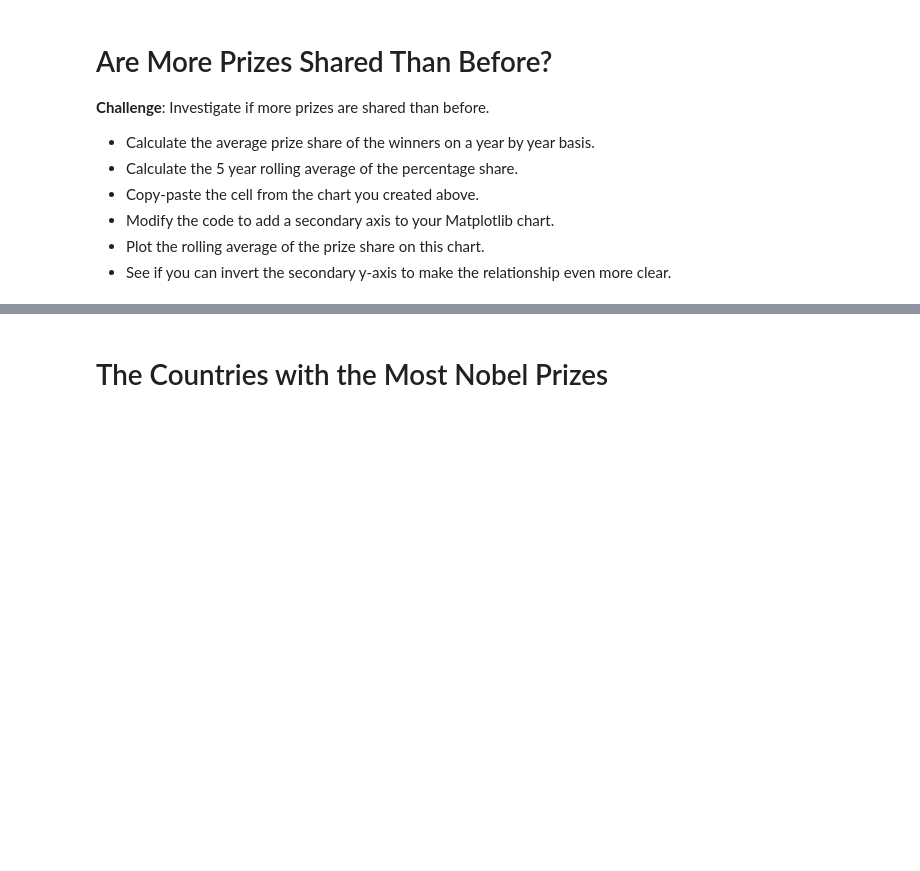
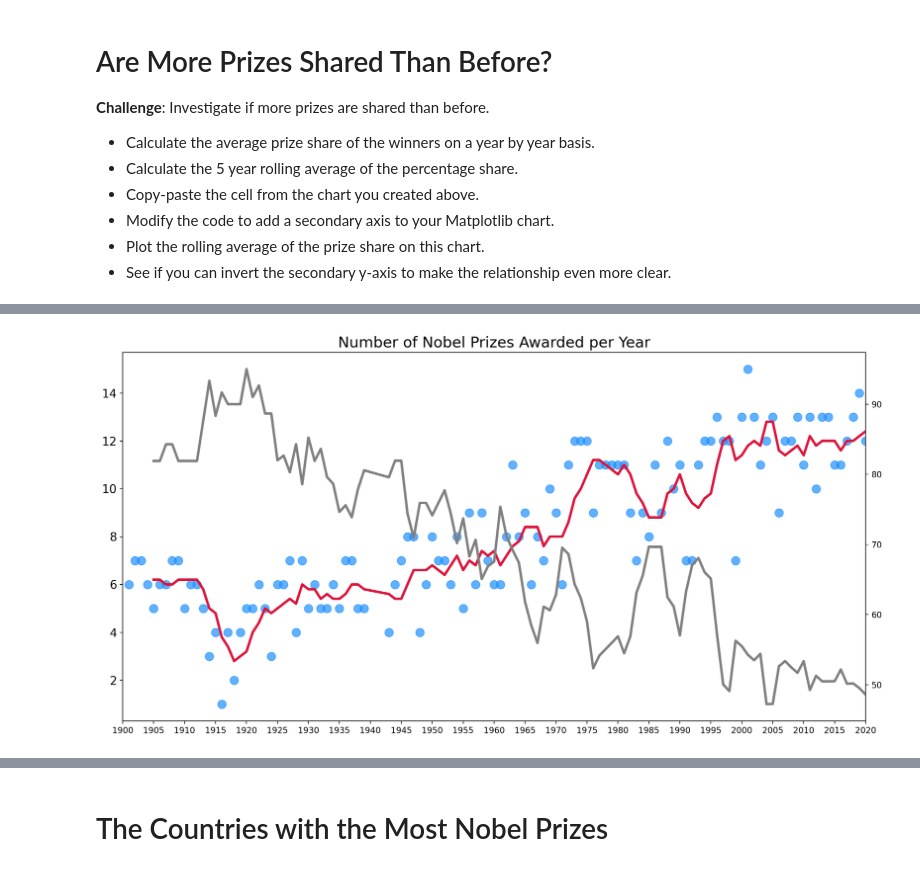
Before and after one commit to Dominiq01/100_days_of_code_Python, a Jupyter notebook: Day_79/Day_79 Nobel_Prize_Analysis_(start).ipynb, the cells around one changed output, grey strips where cells are left out. Cells and saved outputs as stored; diff of their text form; code cells hidden in the pictures; blank space fills up the shorter version.

```diff
--- a/Day_79/Day_79 Nobel_Prize_Analysis_(start).ipynb
+++ b/Day_79/Day_79 Nobel_Prize_Analysis_(start).ipynb
@@ -350,3 +448,6 @@ dtype: int64
 * Modify the code to add a secondary axis to your Matplotlib chart.
 * Plot the rolling average of the prize share on this chart.
 * See if you can invert the secondary y-axis to make the relationship even more clear.
+# %%
+prizes_share_per_year = df_data.groupby('year').agg({'share_pct': 'mean'}).reset_index()
+prizes_share_per_year
@@ -352,0 +468,3 @@ dtype: int64
+# %%
+rolling_share_avg = prizes_share_per_year.rolling(5, on='year').mean()
+rolling_share_avg
@@ -352,0 +485,27 @@ dtype: int64
+# %%
+plt.figure(figsize=(16,8), dpi=200)
+plt.title('Number of Nobel Prizes Awarded per Year', fontsize=18)
+plt.yticks(fontsize=14)
+
+ax1 = plt.gca()
+ax2 = ax1.twinx() # create second y-axis
+ax1.set_xlim(1900, 2020)
+
+ax1.scatter(x=prizes_per_year.year,
+           y=prizes_per_year.prize,
+           c='dodgerblue',
+           alpha=0.7,
+           s=100,)
+
+ax1.plot(rolling_avg.year,
+        rolling_avg.prize,
+        c='crimson',
+        linewidth=3,)
+ax2.plot(rolling_share_avg.year,
+        rolling_share_avg.share_pct,
+        c='grey',
+        linewidth=3,)
+plt.xticks(fith_year, rotation=45)
+plt.show()
+# %% [output]
+[figure, added]
```
Also changed, not shown: parts of 22 cells of this notebook.
